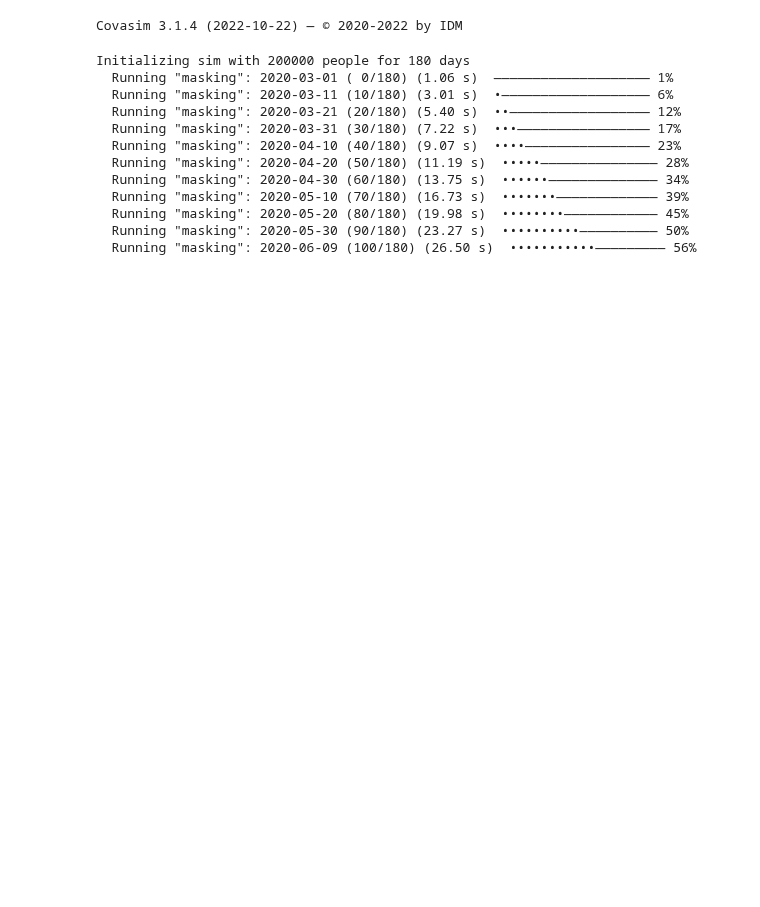
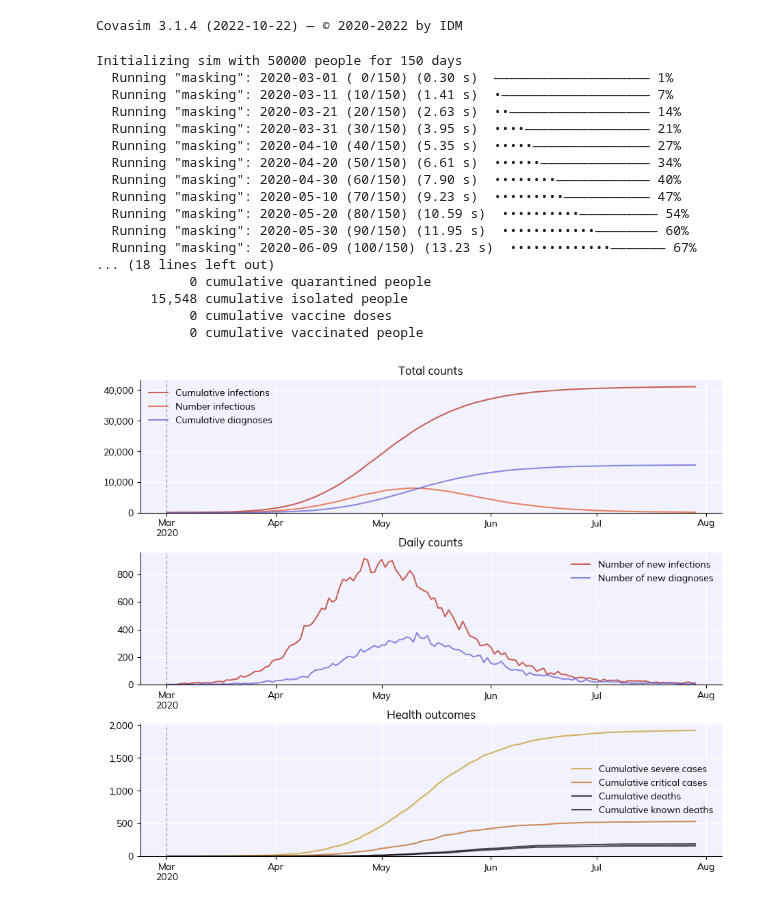
Before and after one commit to abarton51/BINNs_EQL_Covasim, a Jupyter notebook: Notebooks/demographic_mask.ipynb, the cells around one changed output. Saved outputs shown, nothing was run; the diff lists cells and outputs as text; code cells hidden in the pictures; blank space fills up the shorter version.

Commit message:
update demographic masking

```diff
--- a/Notebooks/demographic_mask.ipynb
+++ b/Notebooks/demographic_mask.ipynb
@@ -221,23 +243,29 @@ def plot(self):
     return
 # %%
 tp = cv.test_prob(symp_prob=0.1,asymp_prob=0.001,symp_quar_prob=0.3,asymp_quar_prob=0.3,quar_policy='daily')
-dm = dem_random_masking(mask_eff=0.6,maskprob_ub=0.75,maskprob_lb=0.00,mean=100,std=50)
+dm = demographic_masking(mask_eff=0.6,maskprob_ub=0.75,maskprob_lb=0.00,mean=100,std=50)
 # %%
 
-sim = cv.Sim(pop_size=200e3,n_days=180,interventions=[tp,dm],beta=0.023,label='masking')
+sim = cv.Sim(pop_size=50e3,n_days=150,interventions=[tp,dm],beta=0.023,label='masking',pop_type='hybrid')
 
 
 sim.run().plot()
 # %% [output]
-Initializing sim with 200000 people for 180 days
-  Running "masking": 2020-03-01 ( 0/180) (1.06 s)  ———————————————————— 1%
-  Running "masking": 2020-03-11 (10/180) (3.01 s)  •——————————————————— 6%
-  Running "masking": 2020-03-21 (20/180) (5.40 s)  ••—————————————————— 12%
-  Running "masking": 2020-03-31 (30/180) (7.22 s)  •••————————————————— 17%
-  Running "masking": 2020-04-10 (40/180) (9.07 s)  ••••———————————————— 23%
-  Running "masking": 2020-04-20 (50/180) (11.19 s)  •••••——————————————— 28%
-  Running "masking": 2020-04-30 (60/180) (13.75 s)  ••••••—————————————— 34%
-  Running "masking": 2020-05-10 (70/180) (16.73 s)  •••••••————————————— 39%
-  Running "masking": 2020-05-20 (80/180) (19.98 s)  ••••••••———————————— 45%
-  Running "masking": 2020-05-30 (90/180) (23.27 s)  ••••••••••—————————— 50%
-  Running "masking": 2020-06-09 (100/180) (26.50 s)  •••••••••••————————— 56%
+Initializing sim with 50000 people for 150 days
+  Running "masking": 2020-03-01 ( 0/150) (0.30 s)  ———————————————————— 1%
+  Running "masking": 2020-03-11 (10/150) (1.41 s)  •——————————————————— 7%
+  Running "masking": 2020-03-21 (20/150) (2.63 s)  ••—————————————————— 14%
+  Running "masking": 2020-03-31 (30/150) (3.95 s)  ••••———————————————— 21%
+  Running "masking": 2020-04-10 (40/150) (5.35 s)  •••••——————————————— 27%
+  Running "masking": 2020-04-20 (50/150) (6.61 s)  ••••••—————————————— 34%
+  Running "masking": 2020-04-30 (60/150) (7.90 s)  ••••••••———————————— 40%
+  Running "masking": 2020-05-10 (70/150) (9.23 s)  •••••••••——————————— 47%
+  Running "masking": 2020-05-20 (80/150) (10.59 s)  ••••••••••—————————— 54%
+  Running "masking": 2020-05-30 (90/150) (11.95 s)  ••••••••••••———————— 60%
+  Running "masking": 2020-06-09 (100/150) (13.23 s)  •••••••••••••——————— 67%
+... (18 lines left out)
+            0 cumulative quarantined people
+       15,548 cumulative isolated people
+            0 cumulative vaccine doses
+            0 cumulative vaccinated people
+[figure, added]
```
Also changed, not shown: parts of 3 cells of this notebook.
